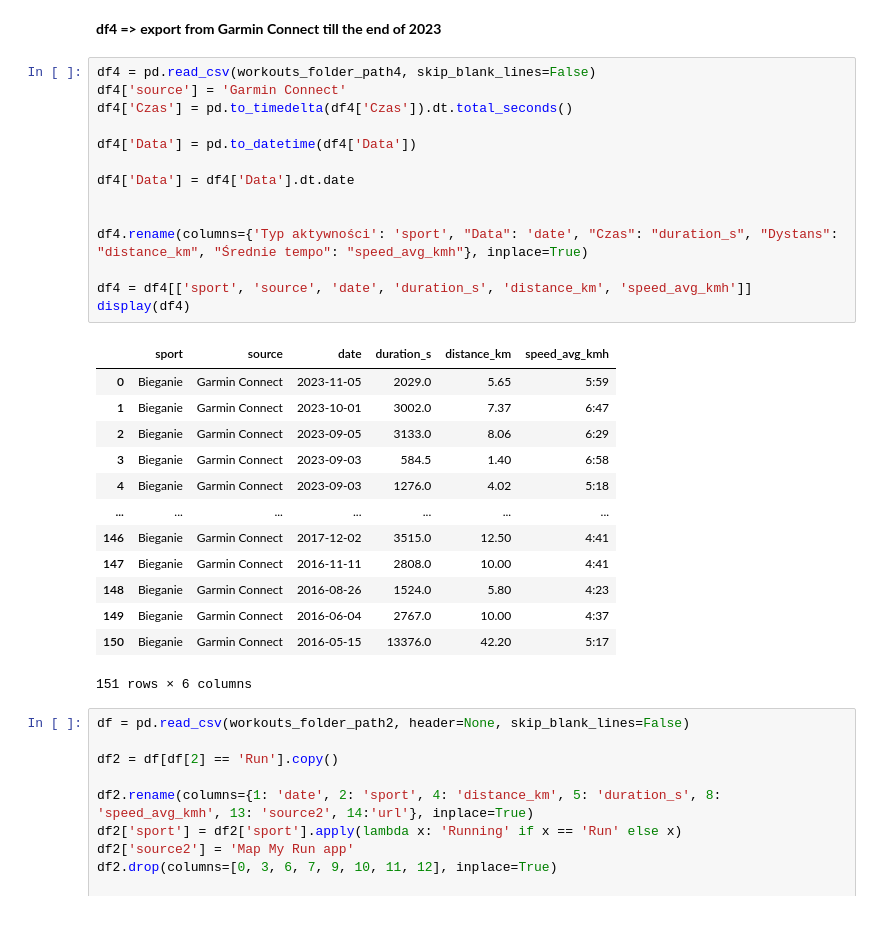
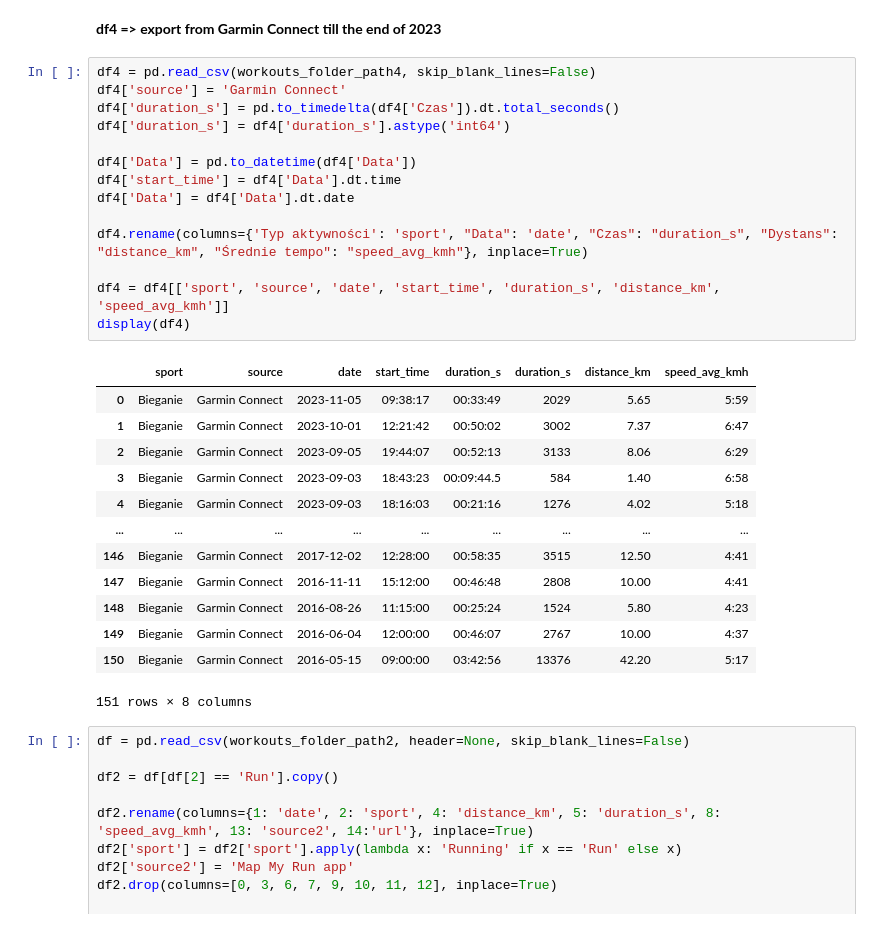
Before and after one commit to slazur83/Tableau, a Jupyter notebook: Workouts.ipynb, the cells around one changed output. Drawn from its saved outputs; the diff is of its cells as text.

```diff
--- a/Workouts.ipynb
+++ b/Workouts.ipynb
@@ -165,31 +165,31 @@ display(df3)
 # %%
 df4 = pd.read_csv(workouts_folder_path4, skip_blank_lines=False)
 df4['source'] = 'Garmin Connect'
-df4['Czas'] = pd.to_timedelta(df4['Czas']).dt.total_seconds()
+df4['duration_s'] = pd.to_timedelta(df4['Czas']).dt.total_seconds()
+df4['duration_s'] = df4['duration_s'].astype('int64')
 
 df4['Data'] = pd.to_datetime(df4['Data'])
-
+df4['start_time'] = df4['Data'].dt.time
 df4['Data'] = df4['Data'].dt.date
-
 
 df4.rename(columns={'Typ aktywności': 'sport', "Data": 'date', "Czas": "duration_s", "Dystans": "distance_km", "Średnie tempo": "speed_avg_kmh"}, inplace=True)
 
-df4 = df4[['sport', 'source', 'date', 'duration_s', 'distance_km', 'speed_avg_kmh']]
+df4 = df4[['sport', 'source', 'date', 'start_time', 'duration_s', 'distance_km', 'speed_avg_kmh']]
 display(df4)
 # %% [output]
-|  | sport | source | date | duration_s | distance_km | speed_avg_kmh |
-| 0 | Bieganie | Garmin Connect | 2023-11-05 | 2029.0 | 5.65 | 5:59 |
-| 1 | Bieganie | Garmin Connect | 2023-10-01 | 3002.0 | 7.37 | 6:47 |
-| 2 | Bieganie | Garmin Connect | 2023-09-05 | 3133.0 | 8.06 | 6:29 |
-| 3 | Bieganie | Garmin Connect | 2023-09-03 | 584.5 | 1.40 | 6:58 |
-| 4 | Bieganie | Garmin Connect | 2023-09-03 | 1276.0 | 4.02 | 5:18 |
-| ... | ... | ... | ... | ... | ... | ... |
-| 146 | Bieganie | Garmin Connect | 2017-12-02 | 3515.0 | 12.50 | 4:41 |
-| 147 | Bieganie | Garmin Connect | 2016-11-11 | 2808.0 | 10.00 | 4:41 |
-| 148 | Bieganie | Garmin Connect | 2016-08-26 | 1524.0 | 5.80 | 4:23 |
-| 149 | Bieganie | Garmin Connect | 2016-06-04 | 2767.0 | 10.00 | 4:37 |
-| 150 | Bieganie | Garmin Connect | 2016-05-15 | 13376.0 | 42.20 | 5:17 |
+|  | sport | source | date | start_time | duration_s | duration_s | distance_km | speed_avg_kmh |
+| 0 | Bieganie | Garmin Connect | 2023-11-05 | 09:38:17 | 00:33:49 | 2029 | 5.65 | 5:59 |
+| 1 | Bieganie | Garmin Connect | 2023-10-01 | 12:21:42 | 00:50:02 | 3002 | 7.37 | 6:47 |
+| 2 | Bieganie | Garmin Connect | 2023-09-05 | 19:44:07 | 00:52:13 | 3133 | 8.06 | 6:29 |
+| 3 | Bieganie | Garmin Connect | 2023-09-03 | 18:43:23 | 00:09:44.5 | 584 | 1.40 | 6:58 |
+| 4 | Bieganie | Garmin Connect | 2023-09-03 | 18:16:03 | 00:21:16 | 1276 | 4.02 | 5:18 |
+| ... | ... | ... | ... | ... | ... | ... | ... | ... |
+| 146 | Bieganie | Garmin Connect | 2017-12-02 | 12:28:00 | 00:58:35 | 3515 | 12.50 | 4:41 |
+| 147 | Bieganie | Garmin Connect | 2016-11-11 | 15:12:00 | 00:46:48 | 2808 | 10.00 | 4:41 |
+| 148 | Bieganie | Garmin Connect | 2016-08-26 | 11:15:00 | 00:25:24 | 1524 | 5.80 | 4:23 |
+| 149 | Bieganie | Garmin Connect | 2016-06-04 | 12:00:00 | 00:46:07 | 2767 | 10.00 | 4:37 |
+| 150 | Bieganie | Garmin Connect | 2016-05-15 | 09:00:00 | 03:42:56 | 13376 | 42.20 | 5:17 |
-151 rows × 6 columns
+151 rows × 8 columns
 # %%
 df = pd.read_csv(workouts_folder_path2, header=None, skip_blank_lines=False)
 
```
Also changed, not shown: parts of 4 cells of this notebook.
